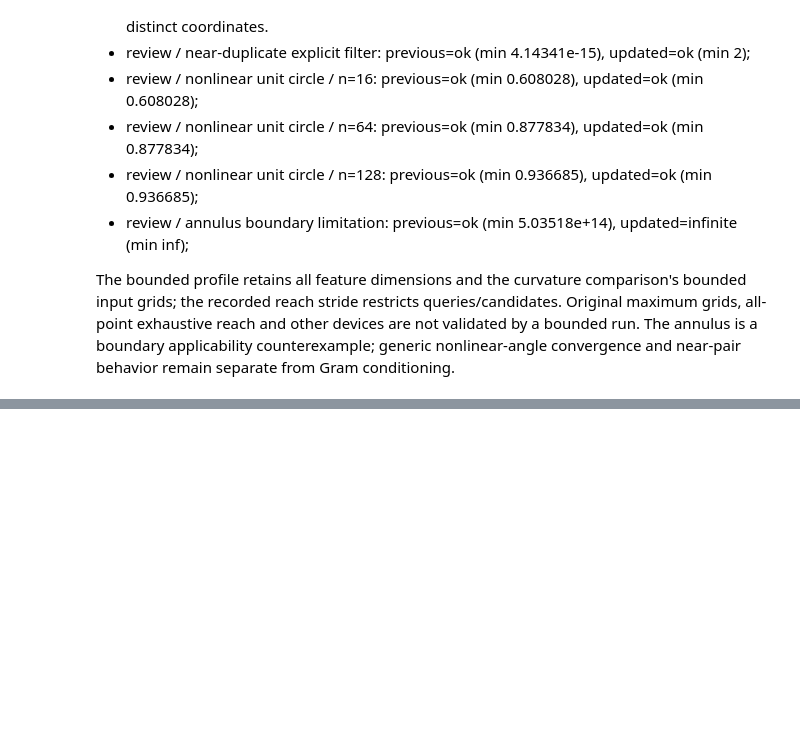
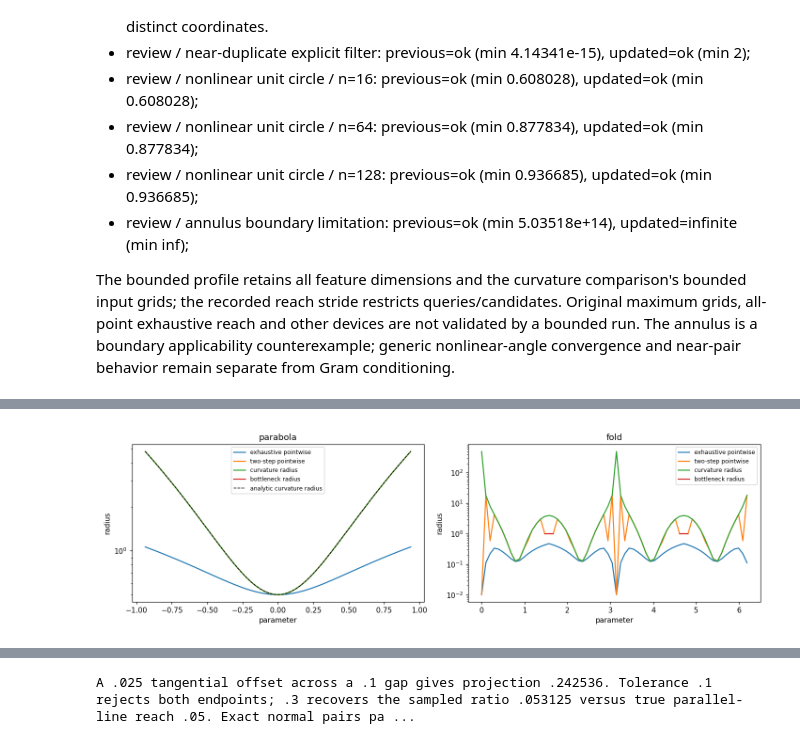
Before and after one commit to koulakis/manifold-microscope, a Jupyter notebook: notebooks/datasets_and_measures/reach_review_before_after.ipynb, the cells around one changed output, grey strips where cells are left out. Cells and saved outputs as stored; diff of their text form; code cells hidden in the pictures; blank space fills up the shorter version.

Commit message:
Add two step reach computation.

```diff
--- a/notebooks/datasets_and_measures/reach_review_before_after.ipynb
+++ b/notebooks/datasets_and_measures/reach_review_before_after.ipynb
@@ -1479,0 +1779,61 @@ The bounded profile retains all feature dimensions and the curvature comparison'
+# %%
+# Local fields expose different geometry than the common global minimum.
+fig, axes = plt.subplots(1, 2, figsize=(13, 4))
+pointwise_examples = []
+for ax, name in zip(axes, ["parabola", "fold"]):
+    n = 65 if name == "parabola" else 64
+    t = np.linspace(-1, 1, n) if name == "parabola" else np.arange(n)*2*np.pi/n
+    h = float(t[1]-t[0])
+    points = (np.column_stack([t, t*t]) if name == "parabola" else
+              np.column_stack([np.sin(t), np.sin(2*t), .01*np.cos(t)])).astype(DTYPE)
+    cyclic = [] if name == "parabola" else [0]
+    values, witnesses, components = two_step_reach(points, [h*(n-1 if not cyclic else n)], [8], cyclic,
+        device=DEVICE, batch_size=REACH_BATCH_SIZE, candidate_batch_size=CANDIDATE_BATCH_SIZE,
+        bottleneck_tolerance=BOTTLENECK_TOLERANCE, n_directions=NORMAL_DIRECTIONS,
+        curvature_iterations=CURVATURE_ITERATIONS, return_components=True)
+    paired = points[1:-1] if not cyclic else points
+    with redirect_stderr(io.StringIO()):
+        reference = METHODS["updated"](paired, [h*(len(paired)-1 if not cyclic else n)], [8], cyclic,
+            device=DEVICE, batch_size=REACH_BATCH_SIZE, candidate_batch_size=CANDIDATE_BATCH_SIZE)
+    coordinates = t[2:-2] if not cyclic else t
+    assert values.shape == reference.shape
+    for array, label in [(reference, "exhaustive pointwise"), (values, "two-step pointwise"),
+                         (components[..., 0], "curvature radius"), (components[..., 1], "bottleneck radius")]:
+        ax.plot(coordinates, np.where(np.isfinite(array), array, np.nan), label=label)
+    analytic = (1+4*coordinates**2)**1.5/2 if name == "parabola" else np.full_like(coordinates, np.nan)
+    if name == "parabola":
+        ax.plot(coordinates, analytic, "k--", label="analytic curvature radius", lw=1)
+        np.testing.assert_allclose(components[..., 0], analytic, rtol=4e-5)
+    ax.set(title=name, xlabel="parameter", ylabel="radius", yscale="log")
+    ax.legend(fontsize=8)
+    pointwise_examples.append(dict(case=name, shape=list(values.shape), no_bottleneck_fraction=float((witnesses < 0).mean())))
+    np.savez_compressed(TWO_STEP_OUTPUT / f"pointwise_{name}.npz", coordinates=coordinates,
+        updated=reference, two_step=values, components=components, witnesses=witnesses, analytic_curvature_radius=analytic)
+fig.tight_layout()
+fig.savefig(TWO_STEP_OUTPUT / "pointwise_components.png", dpi=150)
+plt.show()
+write_json(TWO_STEP_OUTPUT / "pointwise_examples.json", pointwise_examples)
+
+# Exact tangent example: density alone does not guarantee angular acceptance.
+from microscope.computations_grid.reach_two_step import _bottleneck_radius
+spacing, gap = .05, .1
+positions = np.arange(5)*spacing
+branches = np.concatenate([np.column_stack([positions, np.zeros(5)]),
+                           np.column_stack([positions+spacing/2, np.full(5, gap)])])
+frames = torch.zeros((10, 2, 1), dtype=torch.float64)
+frames[:, 0, 0] = 1
+filter_example = []
+for tolerance in [.1, .3]:
+    radii, partners = _bottleneck_radius(torch.from_numpy(branches), frames, 3, 4, tolerance, None,
+                                       DEVICE, return_per_point=True)
+    filter_example.append(dict(sine_tolerance=tolerance, accepted_points=int((partners >= 0).sum()),
+        global_sampled_bottleneck=float(radii.min()), parallel_line_reach=gap/2,
+        sampled_exhaustive_ratio=(gap**2+(spacing/2)**2)/(2*gap)))
+write_json(TWO_STEP_OUTPUT / "staggered_filter.json", filter_example)
+display(pd.DataFrame(filter_example))
+print("A .025 tangential offset across a .1 gap gives projection .242536. "
+      "Tolerance .1 rejects both endpoints; .3 recovers the sampled ratio .053125 "
+      "versus true parallel-line reach .05. Exact normal pairs pass with exact tangents; "
+      "finite grid staggering and tangent errors require an adequate angular tolerance.")
+# %% [output]
+[figure, added]
@@ -1479,0 +1843 @@ The bounded profile retains all feature dimensions and the curvature comparison'
+A .025 tangential offset across a .1 gap gives projection .242536. Tolerance .1 rejects both endpoints; .3 recovers the sampled ratio .053125 versus true parallel-line reach .05. Exact normal pairs pa ...
```
Also changed, not shown: parts of 14 cells of this notebook, 6 other files.
